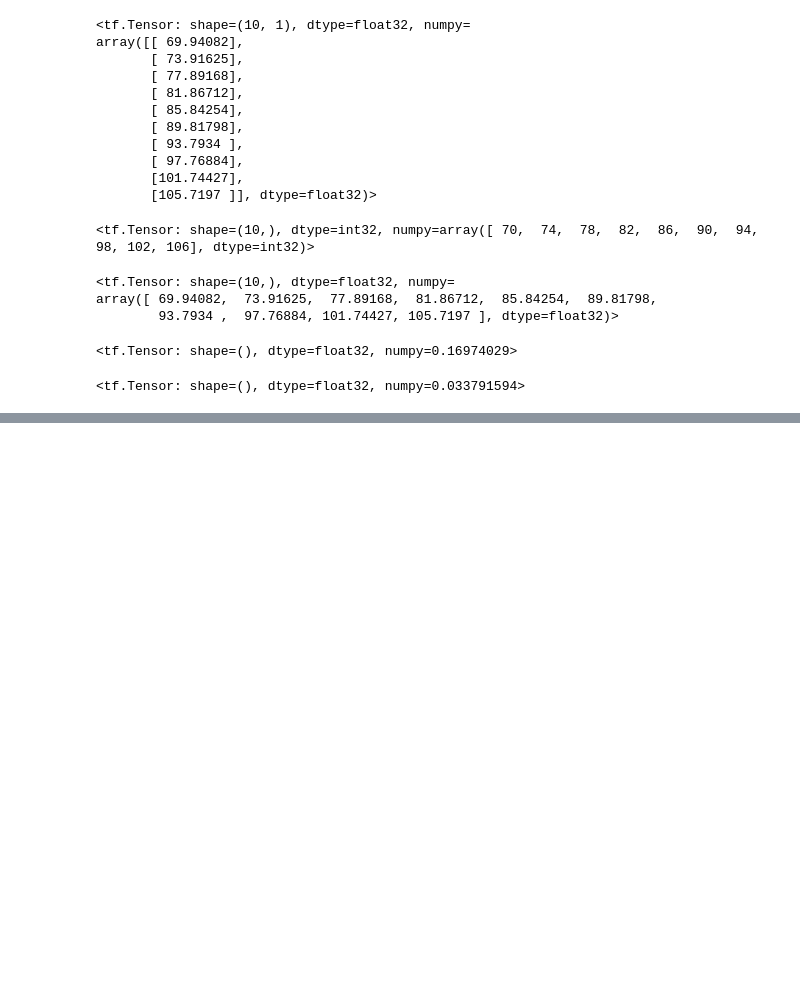
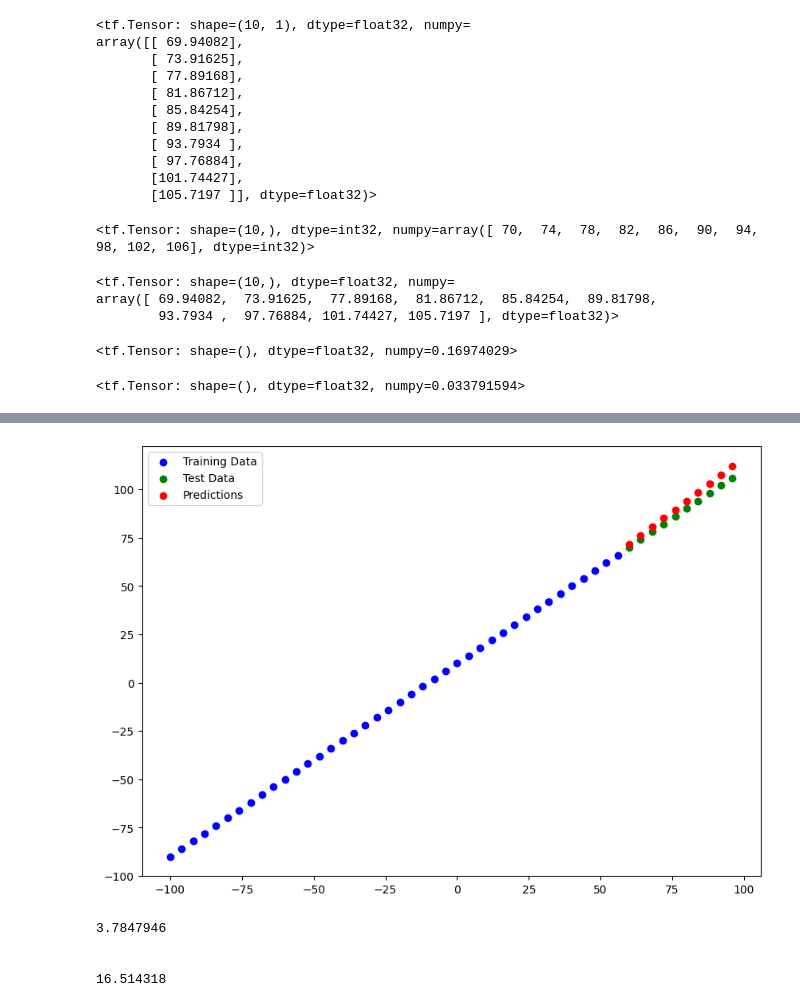
Before and after one commit to BakerSec/tensorflow, a Jupyter notebook: 01_Neural_Network_Regression_with_Tensorflow_A.ipynb, the cells around one changed output, grey strips where cells are left out. Saved outputs shown, nothing was run; the diff lists cells and outputs as text; code cells hidden in the pictures; blank space fills up the shorter version.

```diff
--- a/01_Neural_Network_Regression_with_Tensorflow_A.ipynb
+++ b/01_Neural_Network_Regression_with_Tensorflow_A.ipynb
@@ -508,0 +622,4 @@ mse
+# %%
+y_preds_2 = model.predict(X_test)
+plot_predictions(predictions=y_preds_2)
+# %% [output]
@@ -508,0 +627,14 @@ mse
+[figure, added]
+# %%
+# better than model 1!
+mae_exp2 = mae(y_test, y_preds_2).numpy() # we used the tf.squeeze function in the def
+mse_exp2 = mse(y_test, y_preds_2).numpy() # use numpy for reason below - pandas
+                                          # DataFrame below
+print(mae_exp2)
+print("\n")
+print(mse_exp2)
+# %% [output]
+3.7847946
+
+
+16.514318
```
Also changed, not shown: parts of 26 cells of this notebook.
